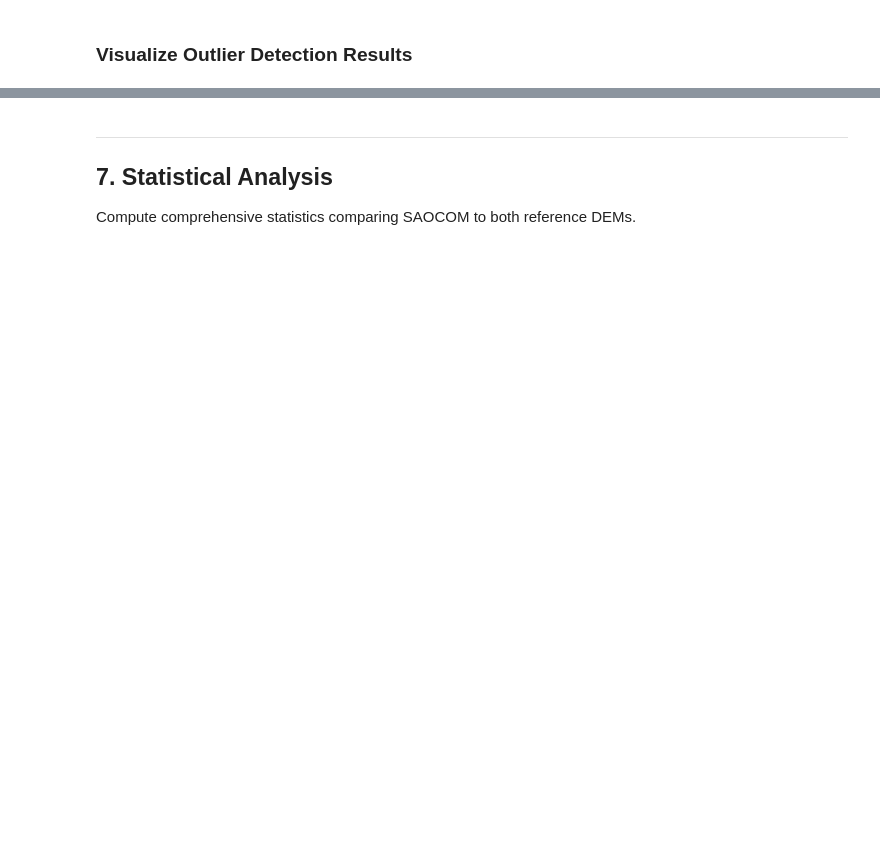
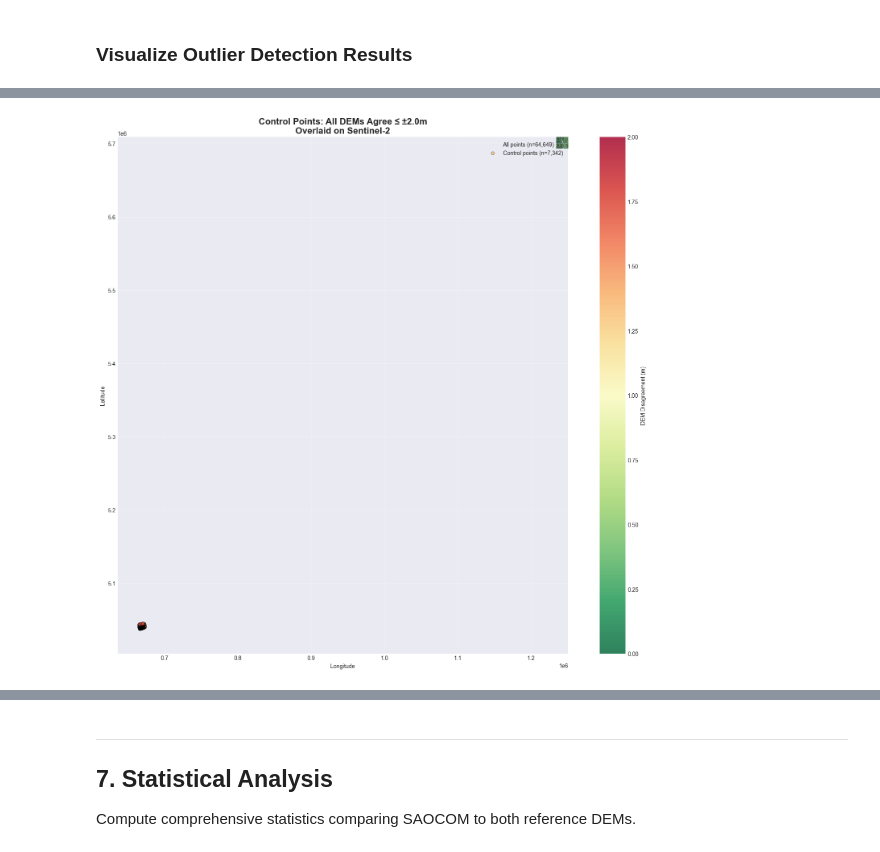
Before and after one commit to clgoodrich/saocom_project, a Jupyter notebook: saocom_analysis_clean.ipynb, the cells around one changed output, grey strips where cells are left out. Drawn from its saved outputs; the diff is of its cells as text; code cells hidden in the pictures; blank space fills up the shorter version.

```diff
--- a/saocom_analysis_clean.ipynb
+++ b/saocom_analysis_clean.ipynb
@@ -376,0 +469,19 @@ visualize_outlier_results(
+# %%
+# Control Points Identification
+print("### Control Points Identification ###\n")
+
+from src.control_points import (
+    identify_control_points,
+    analyze_control_point_distribution,
+    calculate_control_point_bias,
+    recommend_calibration_points,
+    export_control_points
+)
+
+# Configuration
+TOLERANCE = 2.0  # meters
+USE_CALIBRATED_SAOCOM = True
+
+print(f"Configuration:")
+print(f"  Tolerance: ±{TOLERANCE} meters")
+print(f"  Using calibrated SAOCOM: {USE_CALIBRATED_SAOCOM}")
@@ -376,0 +547,62 @@ visualize_outlier_results(
+# %%
+# Visualize control points on Sentinel-2
+if len(control_points) > 0:
+    # Load Sentinel-2
+    sentinel_path = 'data/sentinel_data/Sentinel2Views_Clip.tif'
+
+    try:
+        with rasterio.open(sentinel_path) as src:
+            sentinel_rgb = src.read([1, 2, 3])
+            sentinel_rgb = np.transpose(sentinel_rgb, (1, 2, 0))
+            sentinel_bounds = src.bounds
+
+            # Normalize
+            p2, p98 = np.percentile(sentinel_rgb, (2, 98))
+            sentinel_rgb = np.clip((sentinel_rgb - p2) / (p98 - p2), 0, 1)
+
+        # Create visualization
+        fig, ax = plt.subplots(figsize=(16, 14))
+
+        # Sentinel background
+        extent = [sentinel_bounds.left, sentinel_bounds.right,
+                  sentinel_bounds.bottom, sentinel_bounds.top]
+        ax.imshow(sentinel_rgb, extent=extent, interpolation='bilinear', alpha=0.9)
+
+        # All points
+        ax.scatter(saocom_cleaned.geometry.x, saocom_cleaned.geometry.y,
+                   c='lightgray', s=1, alpha=0.3,
+                   label=f'All points (n={len(saocom_cleaned):,})')
+
+        # Control points
+        scatter = ax.scatter(control_points.geometry.x, control_points.geometry.y,
+                            c=control_points['elevation_range'], cmap='RdYlGn_r',
+                            s=30, alpha=0.8, edgecolors='black', linewidths=0.5,
+                            vmin=0, vmax=TOLERANCE,
+                            label=f'Control points (n={len(control_points):,})')
+
+        plt.colorbar(scatter, ax=ax, label='DEM Disagreement (m)')
+
+        ax.set_title(f'Control Points: All DEMs Agree ≤ ±{TOLERANCE}m\n'
+                     f'Overlaid on Sentinel-2', fontsize=16, fontweight='bold')
+        ax.set_xlabel('Longitude')
+        ax.set_ylabel('Latitude')
+        ax.legend(loc='upper right')
+        ax.grid(True, alpha=0.3)
+
+        plt.tight_layout()
+        plt.savefig('images/control_points_sentinel_overlay.png', dpi=300, bbox_inches='tight')
+        print("✓ Saved: images/control_points_sentinel_overlay.png")
+        plt.show()
+
+    except FileNotFoundError:
+        print(f"⚠️  Sentinel-2 file not found, skipping visualization")
+
+    # Export control points
+    output_dir = Path('results/control_points')
+    output_dir.mkdir(parents=True, exist_ok=True)
+
+    export_control_points(control_points, output_dir / 'control_points.geojson')
+    export_control_points(control_points, output_dir / 'control_points.csv', format='CSV')
+
+    print(f"✓ Control points exported to: {output_dir}")
+# %% [output]
@@ -376,0 +610 @@ visualize_outlier_results(
+[figure, added]
```
Also changed, not shown: parts of 30 cells of this notebook, 18 other files.
